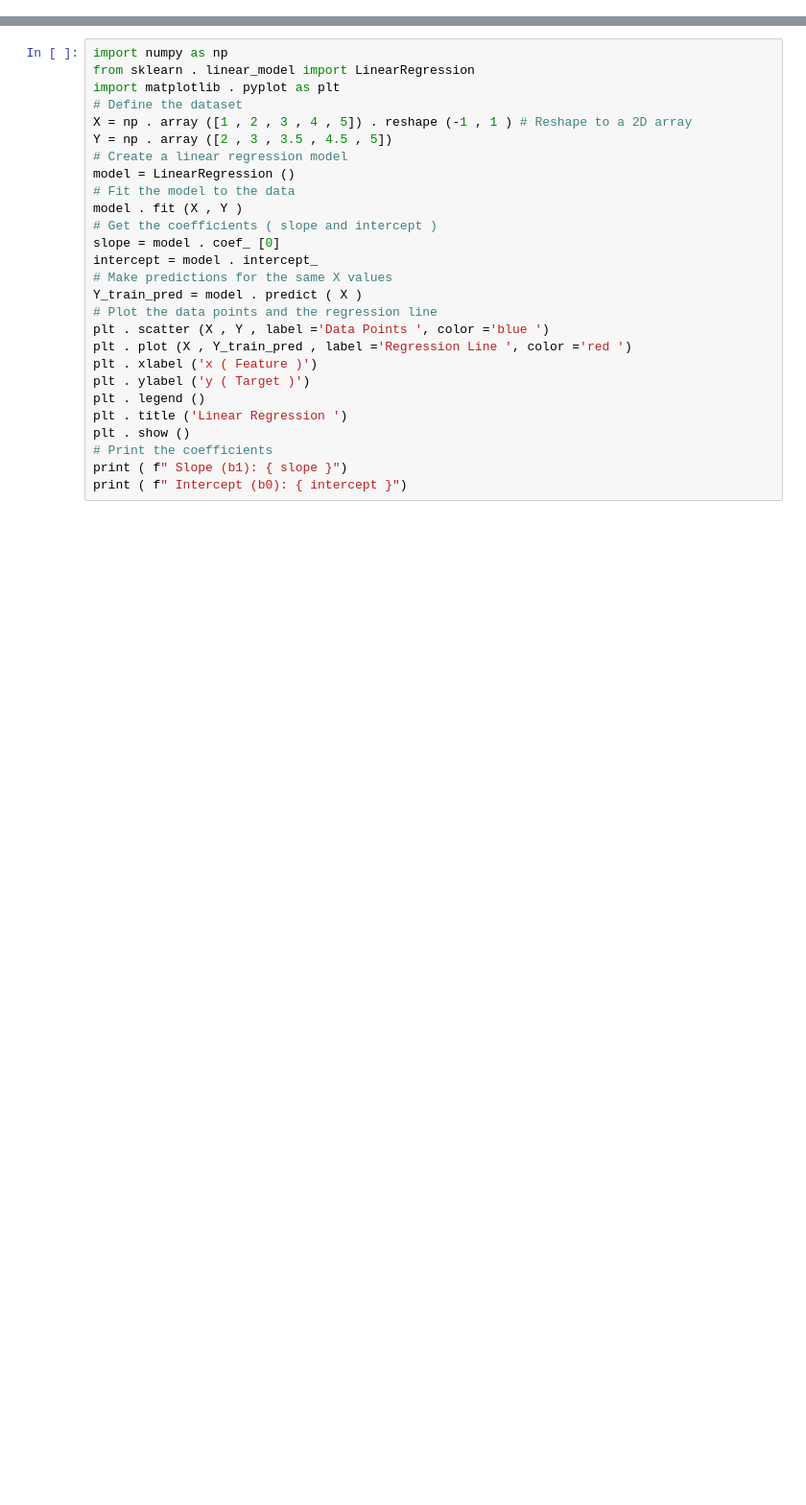
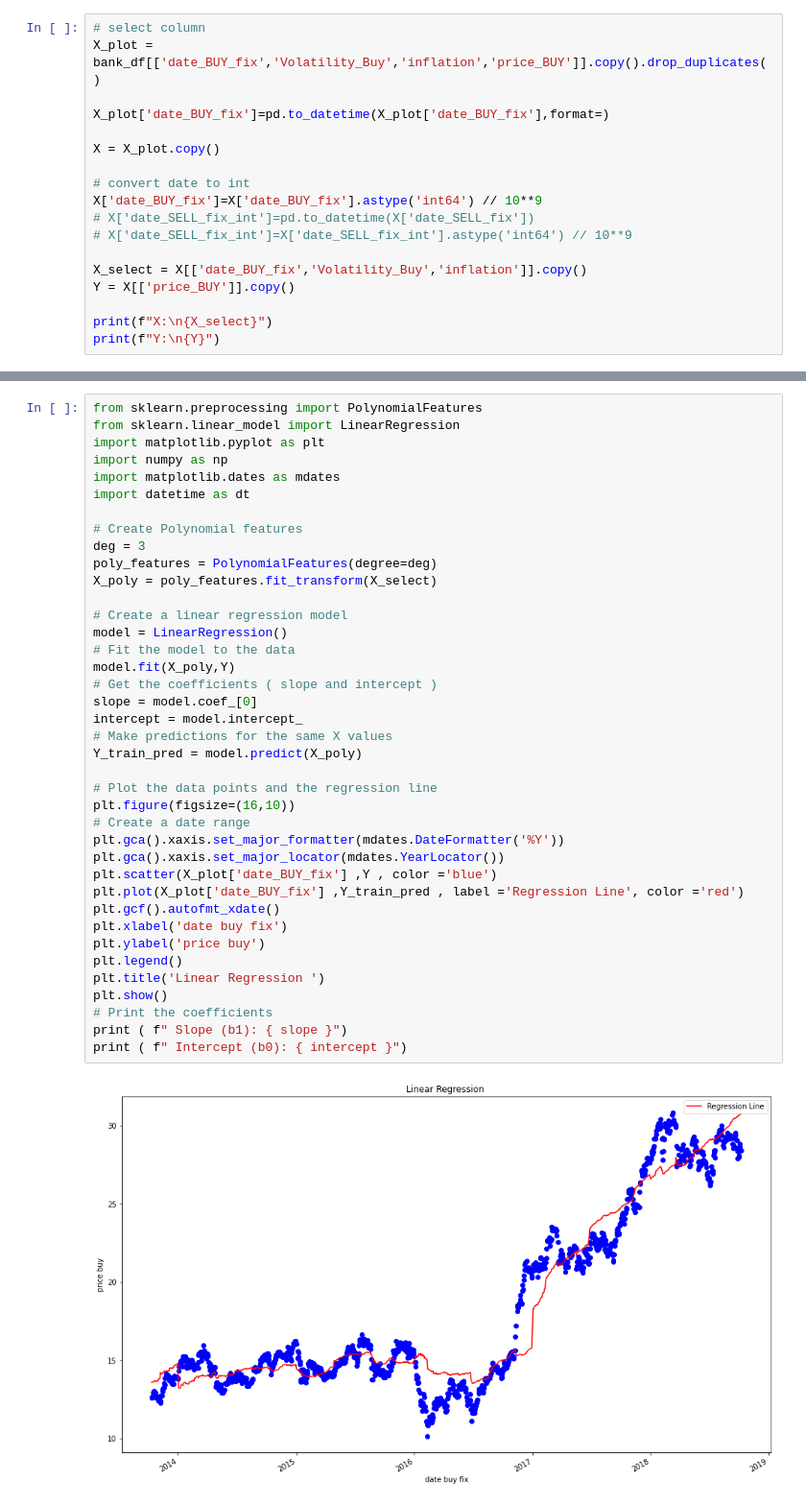
Before and after one commit to sahathat/dataSci, a Jupyter notebook: machineLearning/supervised/Regression/regression.ipynb, the cells around one changed output, grey strips where cells are left out. Shown at 96% size. Cells and saved outputs as stored; diff of their text form; blank space fills up the shorter version.

Commit message:
add financial regression

```diff
--- a/machineLearning/supervised/Regression/regression.ipynb
+++ b/machineLearning/supervised/Regression/regression.ipynb
@@ -32,0 +90,18 @@ Note:
+# %%
+# select column
+X_plot = bank_df[['date_BUY_fix','Volatility_Buy','inflation','price_BUY']].copy().drop_duplicates()
+
+X_plot['date_BUY_fix']=pd.to_datetime(X_plot['date_BUY_fix'],format=)
+
+X = X_plot.copy()
+
+# convert date to int
+X['date_BUY_fix']=X['date_BUY_fix'].astype('int64') // 10**9
+# X['date_SELL_fix_int']=pd.to_datetime(X['date_SELL_fix'])
+# X['date_SELL_fix_int']=X['date_SELL_fix_int'].astype('int64') // 10**9
+
+X_select = X[['date_BUY_fix','Volatility_Buy','inflation']].copy()
+Y = X[['price_BUY']].copy()
+
+print(f"X:\n{X_select}")
+print(f"Y:\n{Y}")
@@ -33,28 +126,41 @@ Note:
 # %%
+from sklearn.preprocessing import PolynomialFeatures
+from sklearn.linear_model import LinearRegression
+import matplotlib.pyplot as plt
 import numpy as np
-from sklearn . linear_model import LinearRegression
-import matplotlib . pyplot as plt
-# Define the dataset
-X = np . array ([1 , 2 , 3 , 4 , 5]) . reshape (-1 , 1 ) # Reshape to a 2D array
-Y = np . array ([2 , 3 , 3.5 , 4.5 , 5])
+import matplotlib.dates as mdates
+import datetime as dt
+
+# Create Polynomial features
+deg = 3
+poly_features = PolynomialFeatures(degree=deg)
+X_poly = poly_features.fit_transform(X_select)
+
 # Create a linear regression model
-model = LinearRegression ()
+model = LinearRegression()
 # Fit the model to the data
-model . fit (X , Y )
+model.fit(X_poly,Y)
 # Get the coefficients ( slope and intercept )
-slope = model . coef_ [0]
-intercept = model . intercept_
+slope = model.coef_[0]
+intercept = model.intercept_
 # Make predictions for the same X values
-Y_train_pred = model . predict ( X )
+Y_train_pred = model.predict(X_poly)
+
 # Plot the data points and the regression line
-plt . scatter (X , Y , label ='Data Points ', color ='blue ')
-plt . plot (X , Y_train_pred , label ='Regression Line ', color ='red ')
-plt . xlabel ('x ( Feature )')
-plt . ylabel ('y ( Target )')
-plt . legend ()
-plt . title ('Linear Regression ')
-plt . show ()
+plt.figure(figsize=(16,10))
+# Create a date range
+plt.gca().xaxis.set_major_formatter(mdates.DateFormatter('%Y'))
+plt.gca().xaxis.set_major_locator(mdates.YearLocator())
+plt.scatter(X_plot['date_BUY_fix'] ,Y , color ='blue')
+plt.plot(X_plot['date_BUY_fix'] ,Y_train_pred , label ='Regression Line', color ='red')
+plt.gcf().autofmt_xdate()
+plt.xlabel('date buy fix')
+plt.ylabel('price buy')
+plt.legend()
+plt.title('Linear Regression ')
+plt.show()
 # Print the coefficients
 print ( f" Slope (b1): { slope }")
 print ( f" Intercept (b0): { intercept }")
 # %% [output]
+[figure, added]
```
Also changed, not shown: parts of 9 cells of this notebook, 30 other files.
